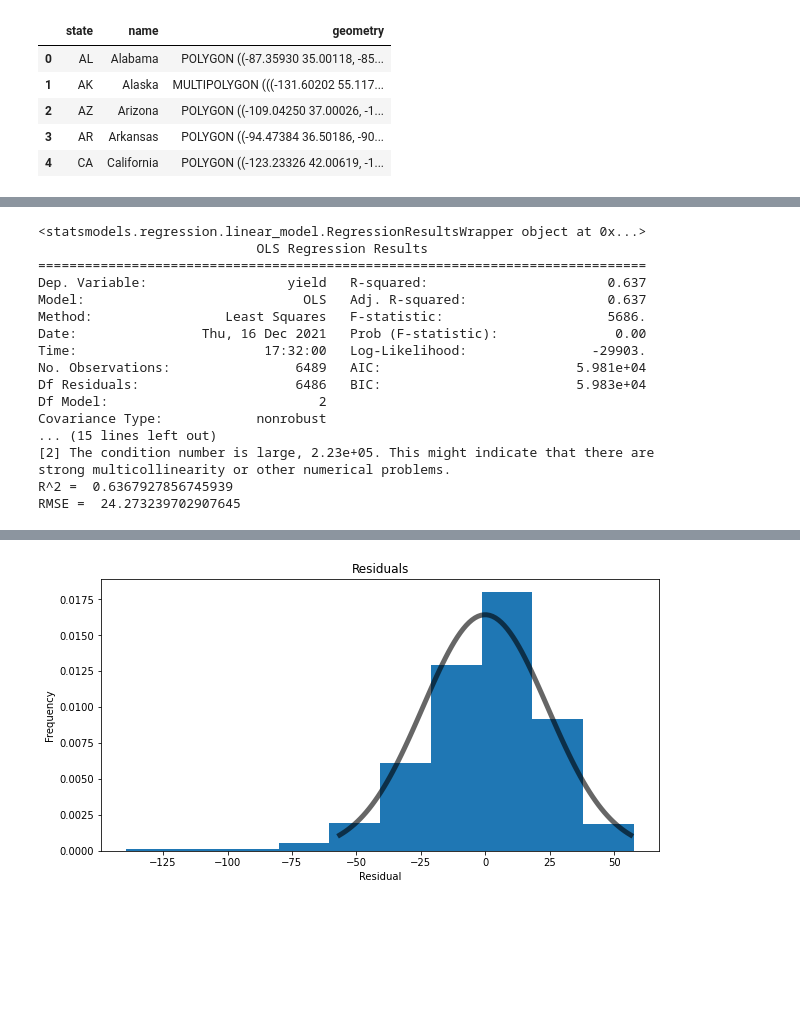
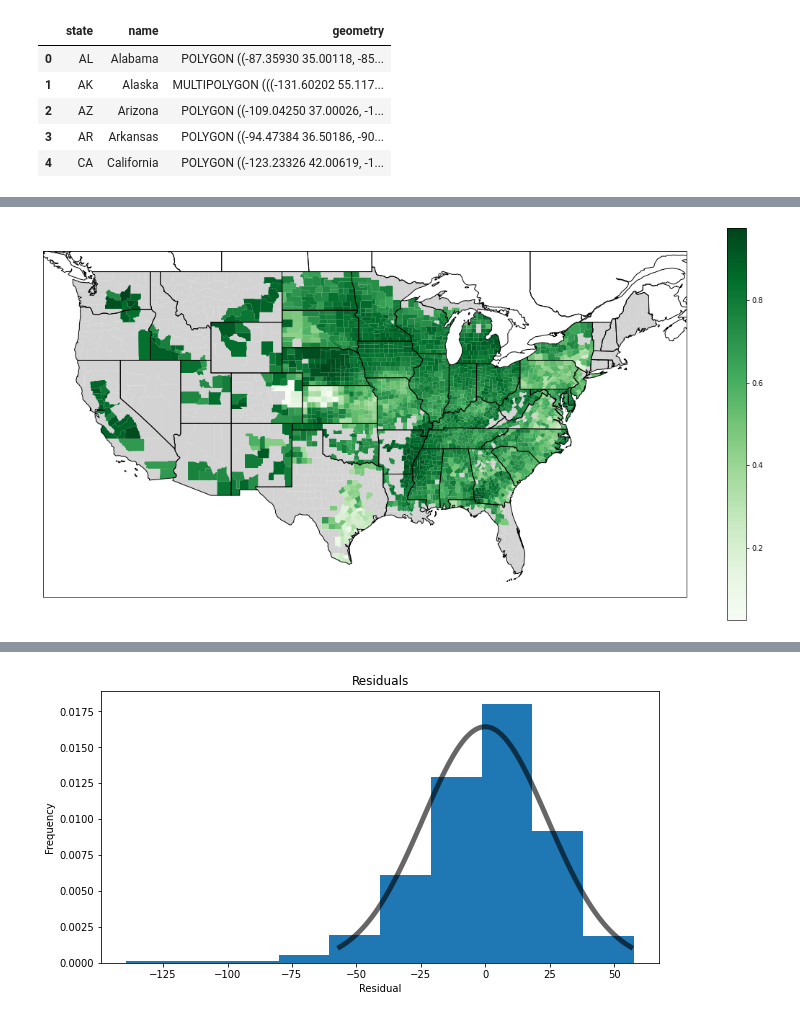
Before and after one commit to ScottJamesUIUC/SIMLES_proj, a Jupyter notebook: playing_with_data.ipynb, the cells around one changed output, grey strips where cells are left out. Saved outputs shown, nothing was run; the diff lists cells and outputs as text; code cells hidden in the pictures; blank space fills up the shorter version.

```diff
--- a/playing_with_data.ipynb
+++ b/playing_with_data.ipynb
@@ -40,3 +50,11 @@ Requirement already satisfied: pytz>=2017.2 in /usr/local/lib/python3.7/dist-pac
+# %%
+geoData = gpd.read_file('https://raw.githubusercontent.com/holtzy/The-Python-Graph-Gallery/master/static/data/US-counties.geojson')
+
+# Make sure the "id" column is an integer
+geoData.id = geoData.id.astype(str).astype(int)
+
+stateToRemove = ['02', '15', '72']
+geoData = geoData[~geoData.STATE.isin(stateToRemove)]
 # %%
 # We import the geoJSON file.
 url = ("https://raw.githubusercontent.com/python-visualization/folium/master/examples/data")
@@ -69,4 +87,8 @@ final_df['total_prcp'] = final_df['prcp_4'] + final_df['prcp_5'] + final_df['prc
 # %%
 final_df.index = pd.to_datetime(final_df.year, format='%Y')
 states_df = final_df.groupby(['state'])
+
+
+#data_train, data_test = train_test_split(states_df, train_size=0.8)
+county_df = final_df.groupby(['fips'])
 # %%
@@ -219,42 +137,13 @@ DE RMSE =  16.704712815116412
-# %%
-# multivariate model
-
-# Single predictand
-y = ill_df['yield']
-
-# Now two predictors!
-x_a = ill_df['year']
-x_b = ill_df['total_prcp']
-
-
-x2 = sm.add_constant(np.transpose([x_a,x_b])) # necessary if we want regression equation to have intercept
-
-mod_multi = sm.OLS(y,x2).fit()
-
-print(mod_multi)
-print(mod_multi.summary())
-
-y_pred_multi = mod_multi.fittedvalues
-
-print('R^2 = ',mod_multi.rsquared)
-
-rmse_err_multi = mean_squared_error(y, y_pred_multi,squared=False)
-print('RMSE = ',rmse_err_multi)
-# %% [output]
-<statsmodels.regression.linear_model.RegressionResultsWrapper object at 0x...>
-                            OLS Regression Results
-==============================================================================
-Dep. Variable:                  yield   R-squared:                       0.637
-Model:                            OLS   Adj. R-squared:                  0.637
-Method:                 Least Squares   F-statistic:                     5686.
-Date:                Thu, 16 Dec 2021   Prob (F-statistic):               0.00
-Time:                        17:32:00   Log-Likelihood:                -29903.
-No. Observations:                6489   AIC:                         5.981e+04
-Df Residuals:                    6486   BIC:                         5.983e+04
-Df Model:                           2
-Covariance Type:            nonrobust
-... (15 lines left out)
-[2] The condition number is large, 2.23e+05. This might indicate that there are
-strong multicollinearity or other numerical problems.
-R^2 =  0.6367927856745939
-RMSE =  24.273239702907645
+# %%
+df_results = pd.DataFrame.from_dict(r2, orient='index', columns = ['R2']).reset_index()
+df_results = pd.merge(geoData, df_results, right_on = 'index', left_on = 'id', how='outer')
+
+# Plot R2
+fig, ax = plt.subplots(figsize=(20,10), subplot_kw=dict(projection=ccrs.PlateCarree()))
+
+df_results.plot(column = 'R2', ax=ax, legend=True, cmap = 'Greens', missing_kwds={'color': 'lightgrey'})
+ax.add_feature(cfeature.STATES)
+
+plt.show()
+# %% [output]
+[figure, added]
```
Also changed, not shown: parts of 11 cells of this notebook.
